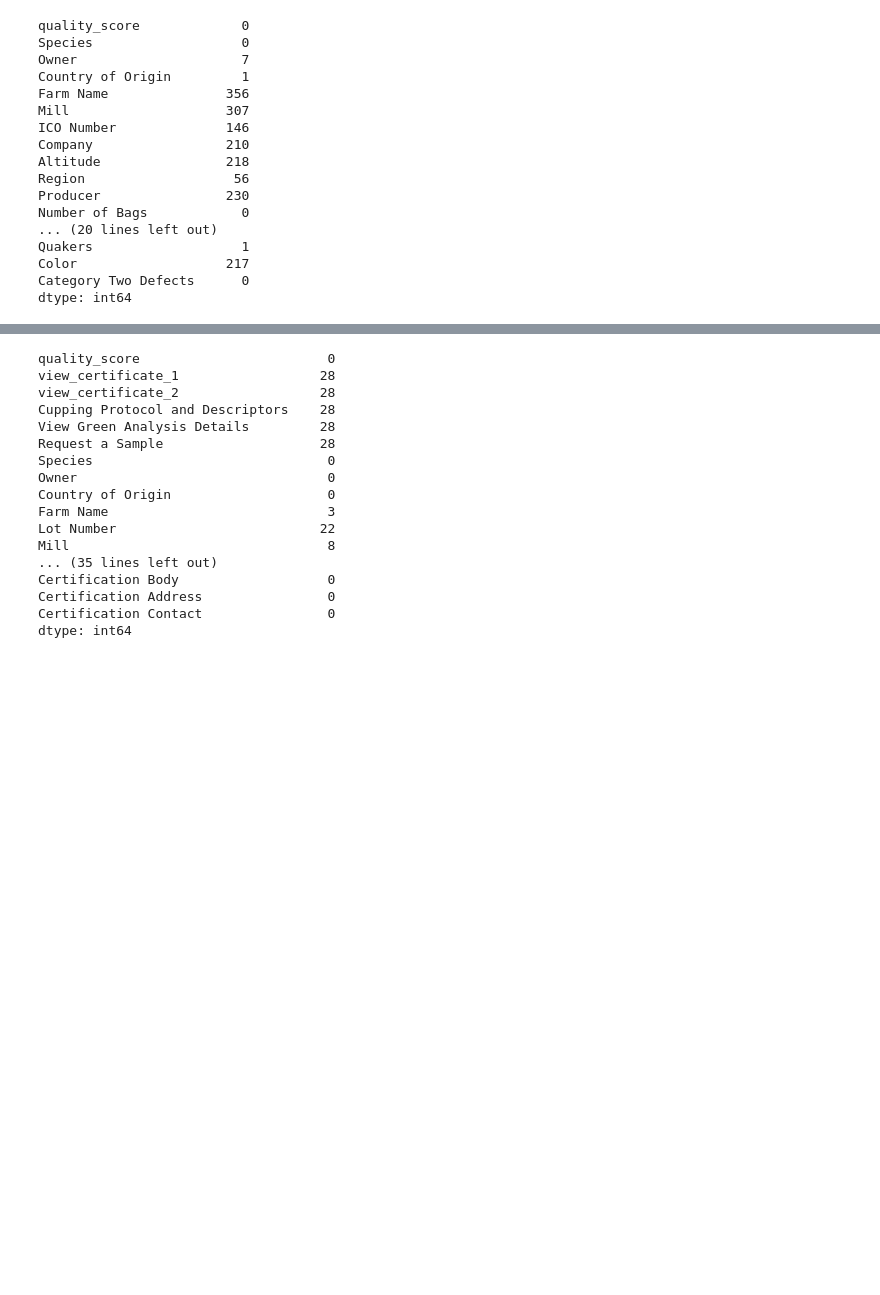
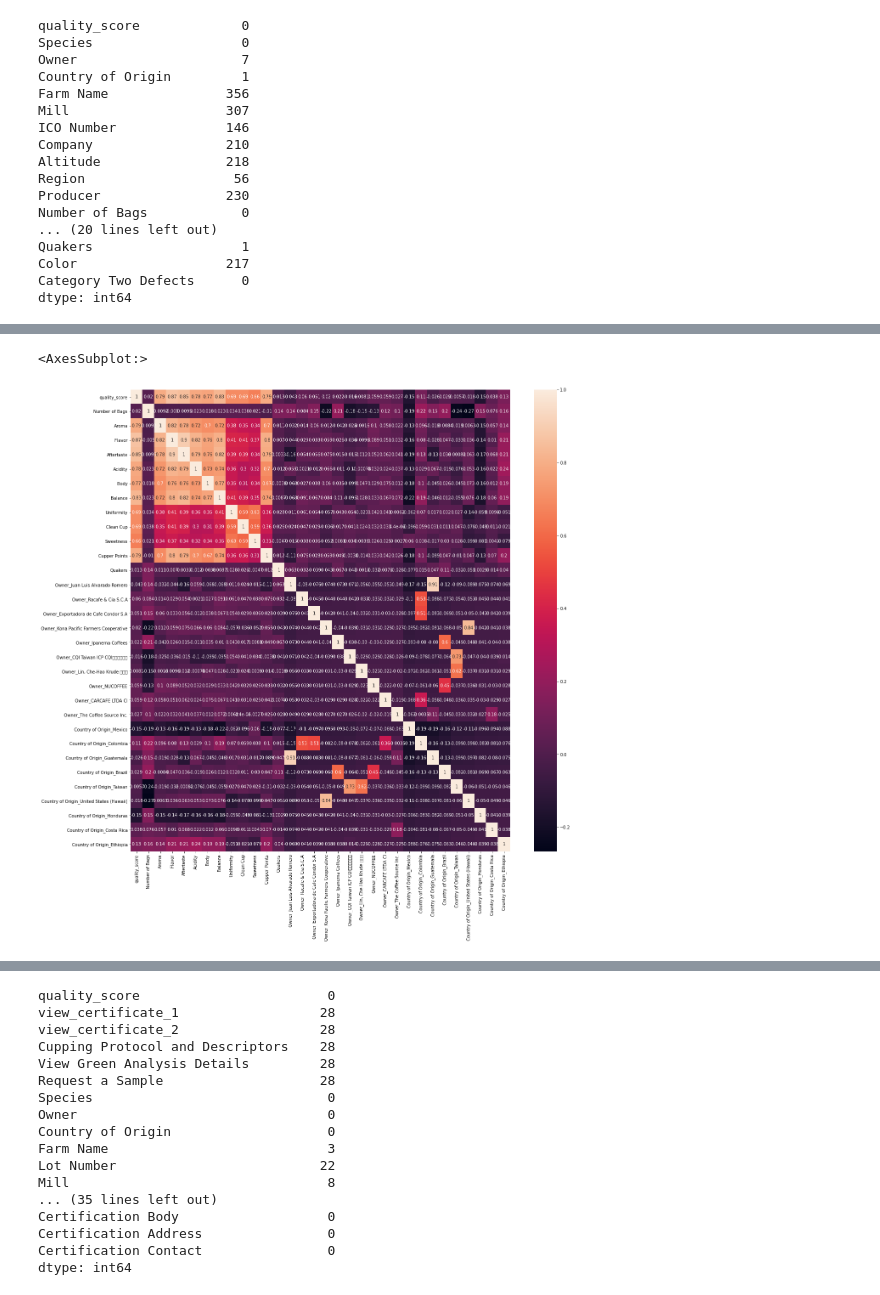
Before and after one commit to UjwalKavalipati/Coffee-Classification-Challenge, a Jupyter notebook: Cleaning coffee datasets.ipynb, the cells around one changed output, grey strips where cells are left out. Saved outputs shown, nothing was run; the diff lists cells and outputs as text; code cells hidden in the pictures; blank space fills up the shorter version.

```diff
--- a/Cleaning coffee datasets.ipynb
+++ b/Cleaning coffee datasets.ipynb
@@ -174,0 +172,3 @@ Name: Category Two Defects, dtype: int64
+# %%
+#impute the null values with Bismark Castro as discussed earlier
+df_arabica['Owner']=df_arabica['Owner'].fillna('Bismarck Castro')
@@ -175 +385,10 @@ Name: Category Two Defects, dtype: int64
+# %%
+import seaborn as sns
+corr=df_arabica.iloc[:,:-1].corr()
+top_features=corr.index
+plt.figure(figsize=(20,20))
+sns.heatmap(df_arabica[top_features].corr(),annot=True)
+# %% [output]
+<AxesSubplot:>
+[figure, added]
 # %%
```
Also changed, not shown: parts of 36 cells of this notebook.
